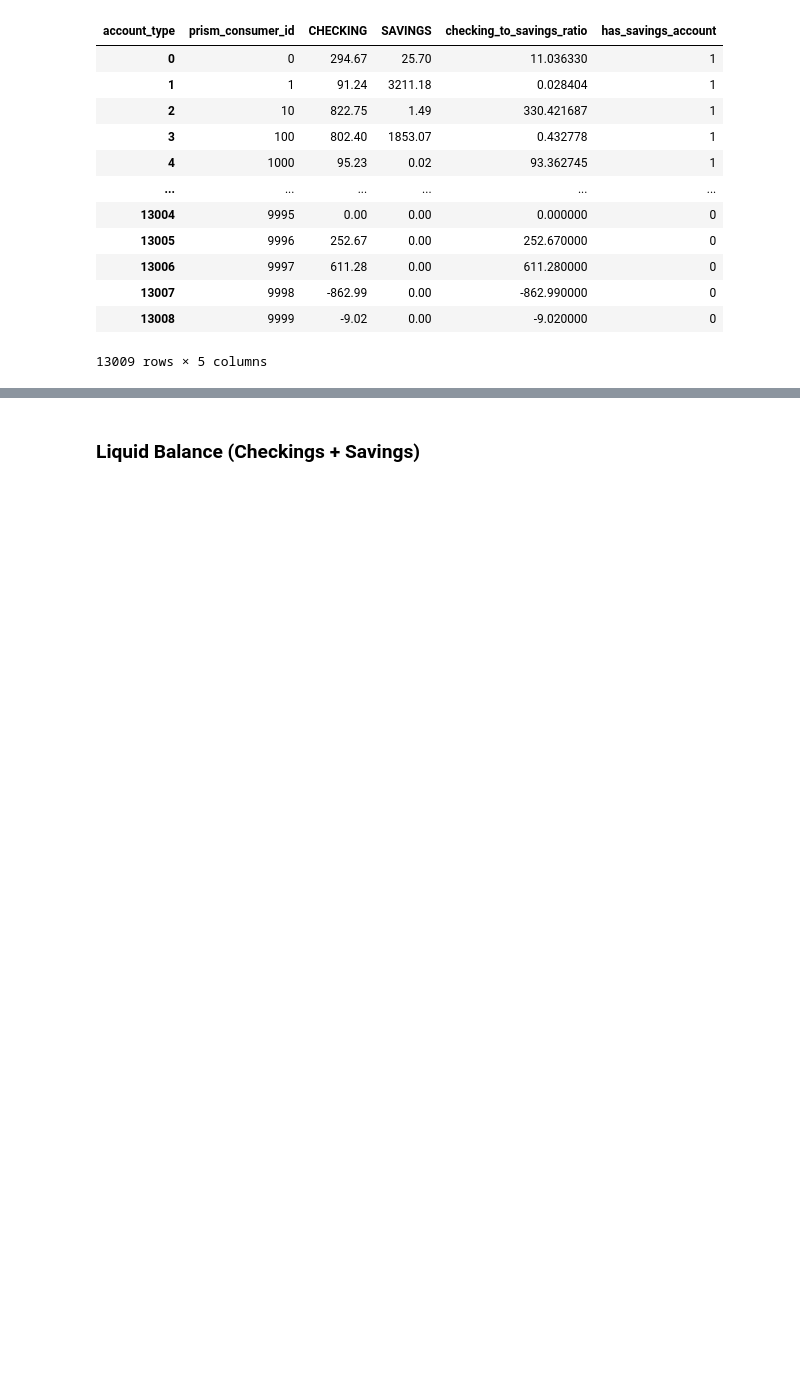
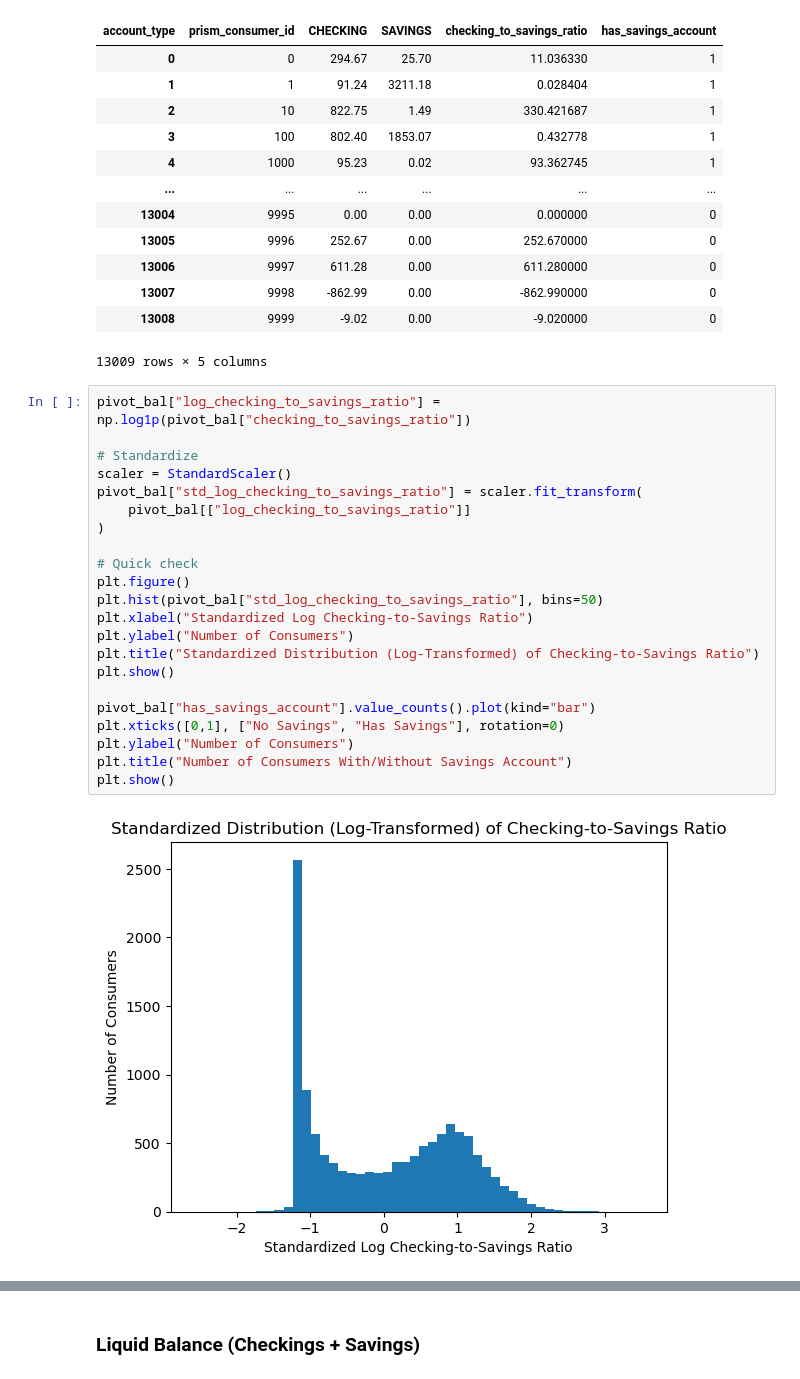
Before and after one commit to harisdsc/DSC180B, a Jupyter notebook: brighton_q2.ipynb, the cells around one changed output, grey strips where cells are left out. Cells and saved outputs as stored; diff of their text form; blank space fills up the shorter version.

```diff
--- a/brighton_q2.ipynb
+++ b/brighton_q2.ipynb
@@ -101,3 +94,27 @@ pivot_bal
 | 13007 | 9998 | -862.99 | 0.00 | -862.990000 | 0 |
 | 13008 | 9999 | -9.02 | 0.00 | -9.020000 | 0 |
 13009 rows × 5 columns
+# %%
+pivot_bal["log_checking_to_savings_ratio"] = np.log1p(pivot_bal["checking_to_savings_ratio"])
+
+# Standardize
+scaler = StandardScaler()
+pivot_bal["std_log_checking_to_savings_ratio"] = scaler.fit_transform(
+    pivot_bal[["log_checking_to_savings_ratio"]]
+)
+
+# Quick check
+plt.figure()
+plt.hist(pivot_bal["std_log_checking_to_savings_ratio"], bins=50)
+plt.xlabel("Standardized Log Checking-to-Savings Ratio")
+plt.ylabel("Number of Consumers")
+plt.title("Standardized Distribution (Log-Transformed) of Checking-to-Savings Ratio")
+plt.show()
+
+pivot_bal["has_savings_account"].value_counts().plot(kind="bar")
+plt.xticks([0,1], ["No Savings", "Has Savings"], rotation=0)
+plt.ylabel("Number of Consumers")
+plt.title("Number of Consumers With/Without Savings Account")
+plt.show()
+# %% [output]
+[figure, added]
```
Also changed, not shown: parts of 12 cells of this notebook.
